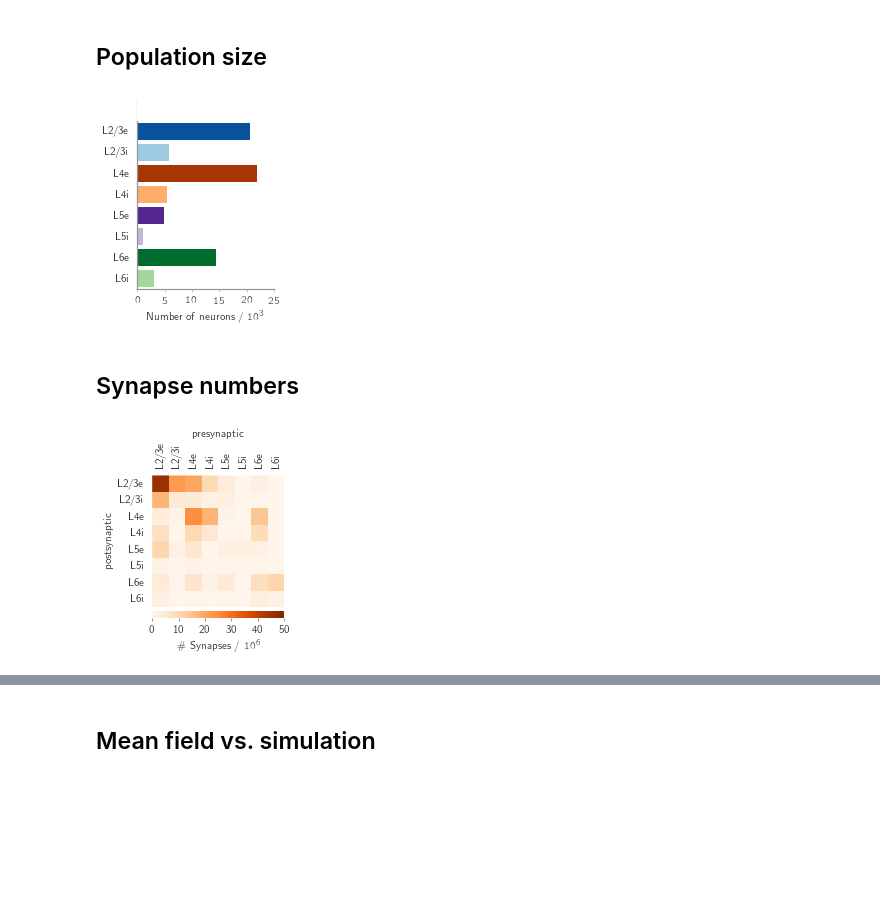
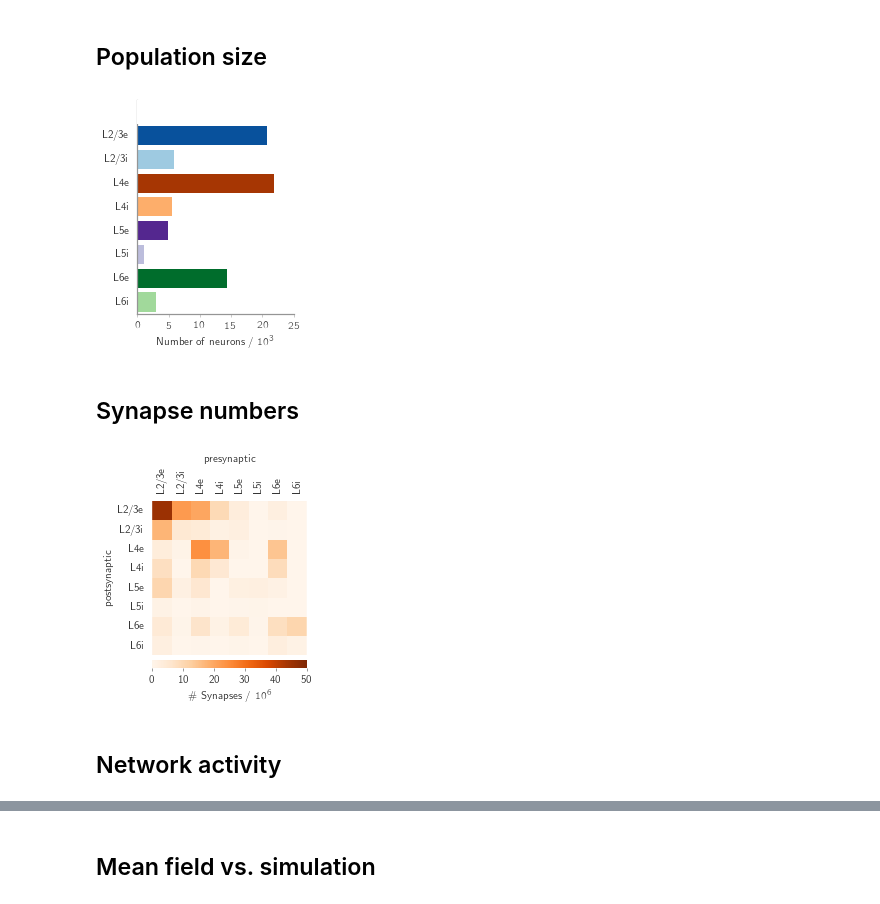
Before and after one commit to frschu/microcircuit, a Jupyter notebook: analysis/poster.ipynb, the cells around one changed output, grey strips where cells are left out. Cells and saved outputs as stored; diff of their text form; code cells hidden in the pictures; blank space fills up the shorter version.

```diff
--- a/analysis/poster.ipynb
+++ b/analysis/poster.ipynb
@@ -61,6 +62,8 @@ def solve_model(model,
 ######################################################
 # Population size
 ######################################################
+model = model_class.model()
+
 fig2 = plt.figure()
 fig2.set_size_inches(style.figsize[0]*0.50, style.figsize[1])
 ax3 = hf.add_subplot(fig2, n_rows_cols=(1, 1), index_row_col=(0, 0), rowspan=1, colspan=1)
@@ -89,10 +92,12 @@ fig_name    = "population_size"
 if save_fig:
     hf.saving_fig(fig2, figure_path, fig_name, verbose=False)
 # %% [output]
-[figure, old version]
+[figure, new version]
 # %% [markdown]
 ## Synapse numbers
 # %%
+model = model_class.model()
+
 from mpl_toolkits.axes_grid1 import make_axes_locatable
 from matplotlib import cm
 
@@ -134,42 +139,34 @@ def plot_heatmap(ax, data, model, cbar_label, cbar_format, clim, cbar_ticks, cma
 
     ax.grid(False)      # Turn of grid (distracts!)
 
 
 # Figure
 fig = plt.figure()
-fig.set_size_inches(style.figsize[0], style.figsize[1])
+fig.set_size_inches(style.figsize[1], style.figsize[1])
 ax1 = hf.add_subplot(fig, n_rows_cols=(1, 1), index_row_col=(0, 0), rowspan=1, colspan=1)
 
 ######################################################
 # Total synapse numbers
 ######################################################
 data = model.C_ab * 1e-6
 cbar_label  = "\# Synapses / $10^{6}$"
 cbar_format = "%i"
 clim        = (0, 50)
 cbar_ticks  = np.arange(0, 60, 10)
 plot_heatmap(ax1, data, model, cbar_label, cbar_format, clim, cbar_ticks)
 
-######################################################
-# Synapse numbers per neuron
-######################################################
-# data = (model.C_ab.T / (model.n_neurons * model.area)).T
-# cbar_label  = "Mean \# synapses per neuron"
-# cbar_format = "%i"
-# clim        = (0, 3500)
-# cbar_ticks  = np.arange(0, 4000, 1000)
-# plot_heatmap(ax2, data, model, cbar_label, cbar_format, clim, cbar_ticks)
-
 # y ticks
 ticks=np.arange(0.5, 8., 1)
 label_populations = hf.rlbl(model.populations)
 ax1.yaxis.set_tick_params(labelbottom='on')
 ax1.set_ylabel('postsynaptic')
 ax1.set_yticks(ticks)
 ax1.set_yticklabels(label_populations[::-1])
 
 fig_name    = "synapse_numbers"
 if save_fig:
     hf.saving_fig(fig, figure_path, fig_name, verbose=False)
 # %% [output]
-[figure, old version]
+[figure, new version]
+# %% [markdown]
+## Network activity
```
Also changed, not shown: parts of 16 cells of this notebook, 4 other files.
